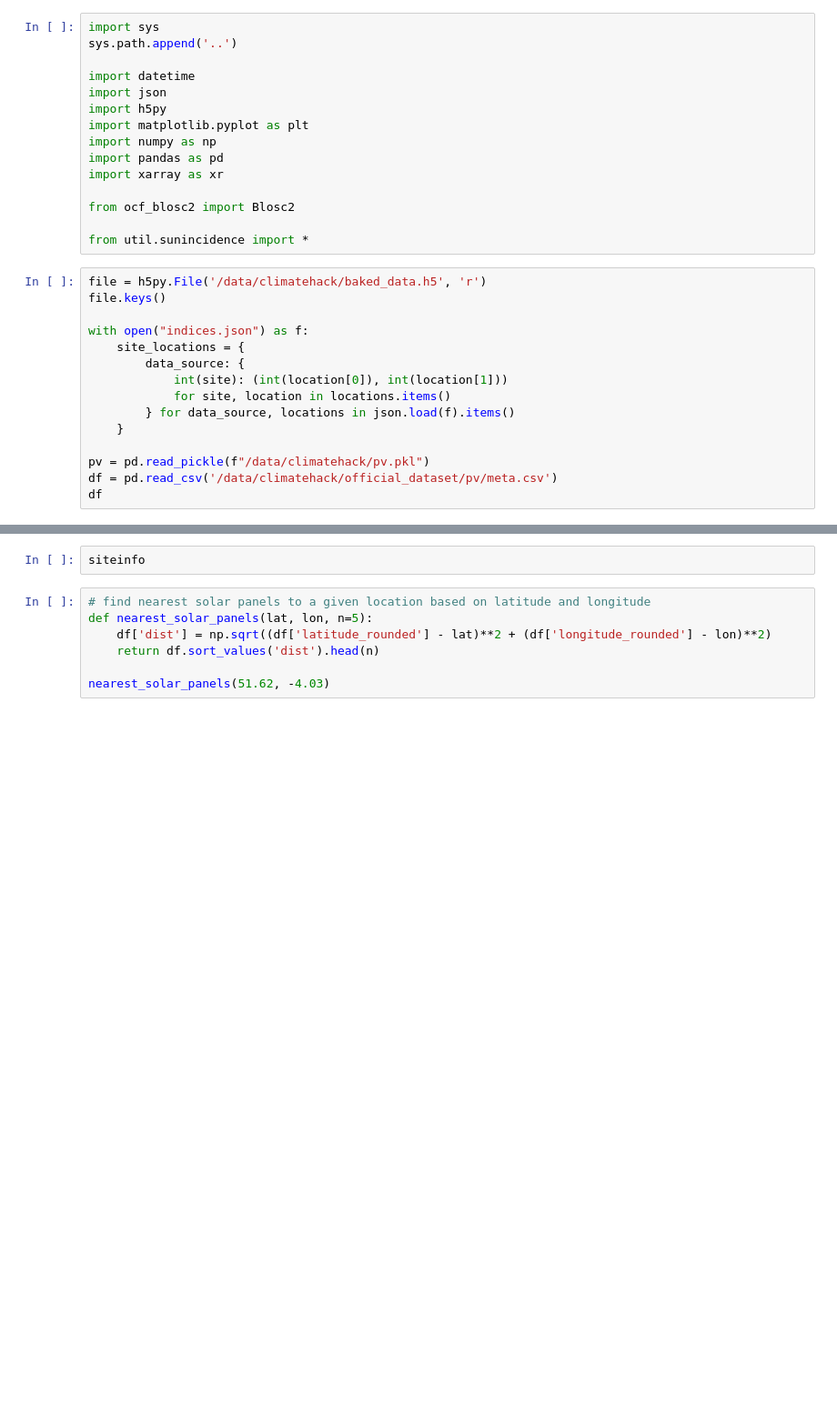
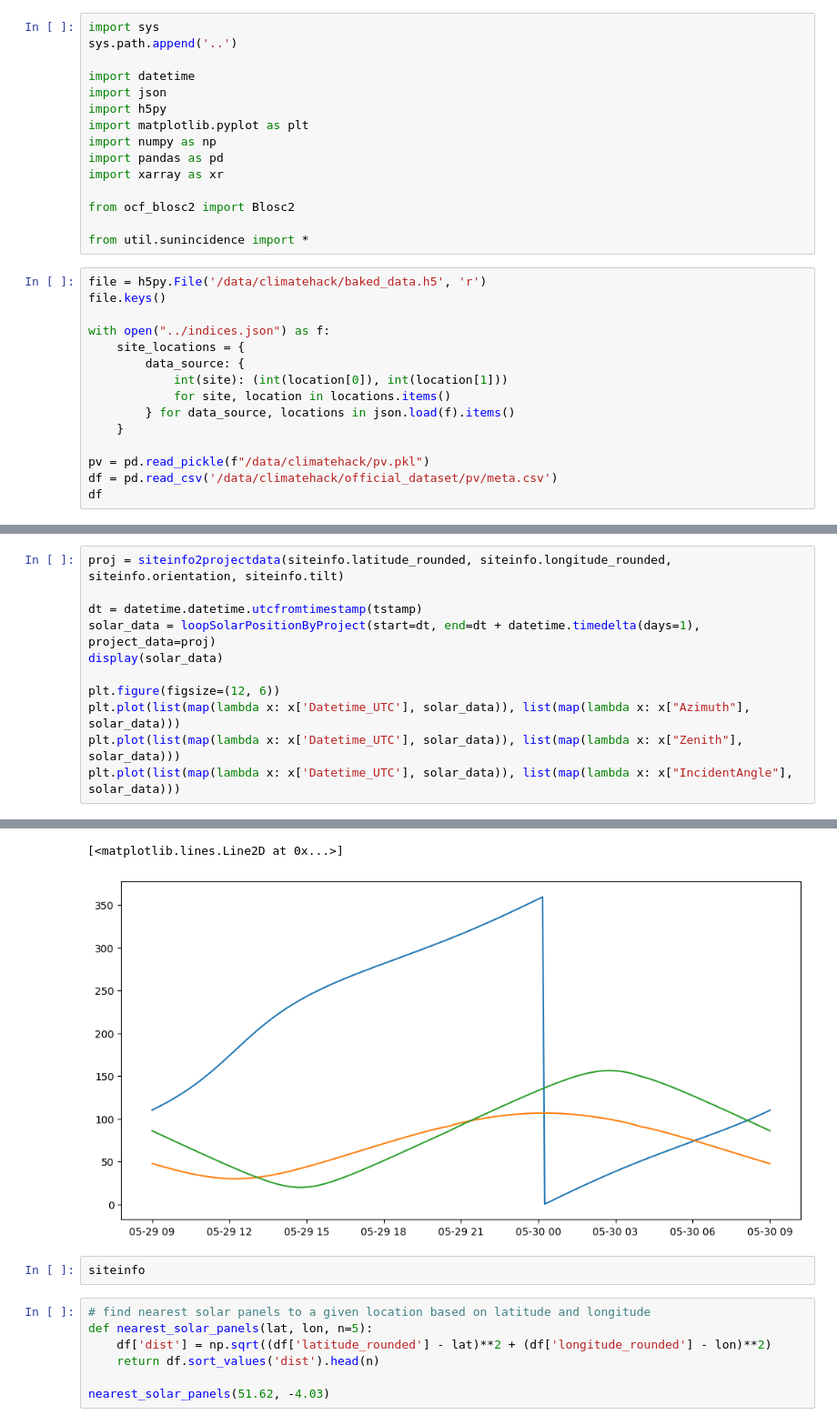
Before and after one commit to mlberkeley/climatehack2023, a Jupyter notebook: notebooks/metadata_explore.ipynb, the cells around one changed output, grey strips where cells are left out. Shown at 91% size. Saved outputs shown, nothing was run; the diff lists cells and outputs as text; blank space fills up the shorter version.

Commit message:
solar

```diff
--- a/notebooks/metadata_explore.ipynb
+++ b/notebooks/metadata_explore.ipynb
@@ -17,7 +17,7 @@ from util.sunincidence import *
 file = h5py.File('/data/climatehack/baked_data.h5', 'r')
 file.keys()
 
-with open("indices.json") as f:
+with open("../indices.json") as f:
     site_locations = {
         data_source: {
             int(site): (int(location[0]), int(location[1]))
@@ -74,0 +104,12 @@ show_nonhrv_vis_video_of_site(dt.date(), siteid)
+# %%
+proj = siteinfo2projectdata(siteinfo.latitude_rounded, siteinfo.longitude_rounded, siteinfo.orientation, siteinfo.tilt)
+
+dt = datetime.datetime.utcfromtimestamp(tstamp)
+solar_data = loopSolarPositionByProject(start=dt, end=dt + datetime.timedelta(days=1), project_data=proj)
+display(solar_data)
+
+plt.figure(figsize=(12, 6))
+plt.plot(list(map(lambda x: x['Datetime_UTC'], solar_data)), list(map(lambda x: x["Azimuth"], solar_data)))
+plt.plot(list(map(lambda x: x['Datetime_UTC'], solar_data)), list(map(lambda x: x["Zenith"], solar_data)))
+plt.plot(list(map(lambda x: x['Datetime_UTC'], solar_data)), list(map(lambda x: x["IncidentAngle"], solar_data)))
+# %% [output]
@@ -75,3 +133,5 @@ show_nonhrv_vis_video_of_site(dt.date(), siteid)
+[<matplotlib.lines.Line2D at 0x...>]
+[figure, added]
 # %%
 siteinfo
 # %%
```
Also changed, not shown: parts of 5 cells of this notebook, 6 other files.
